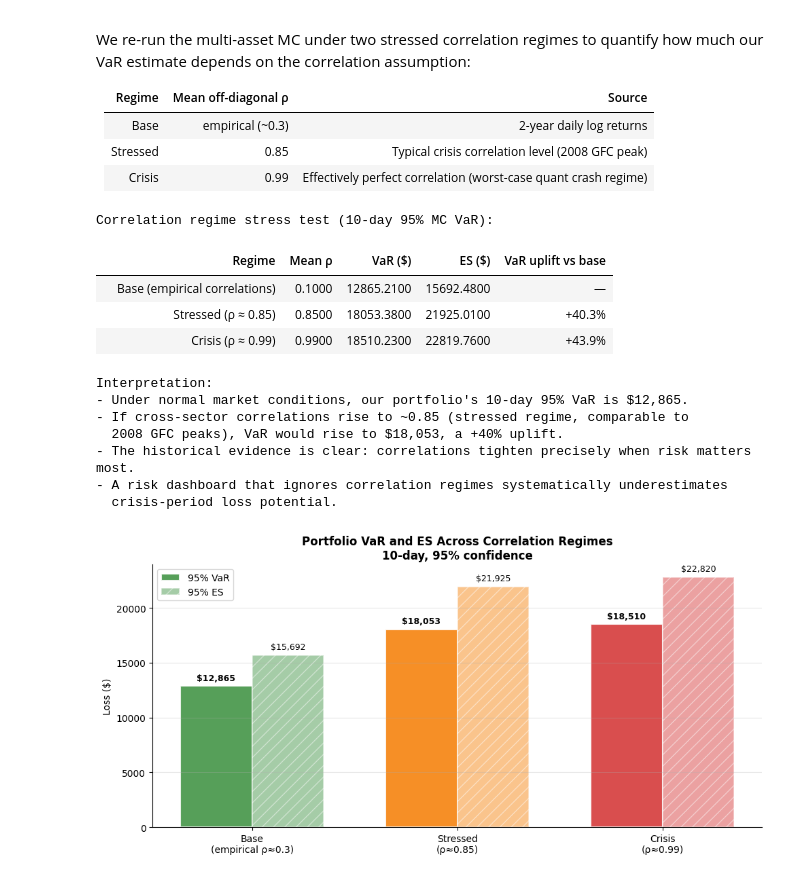
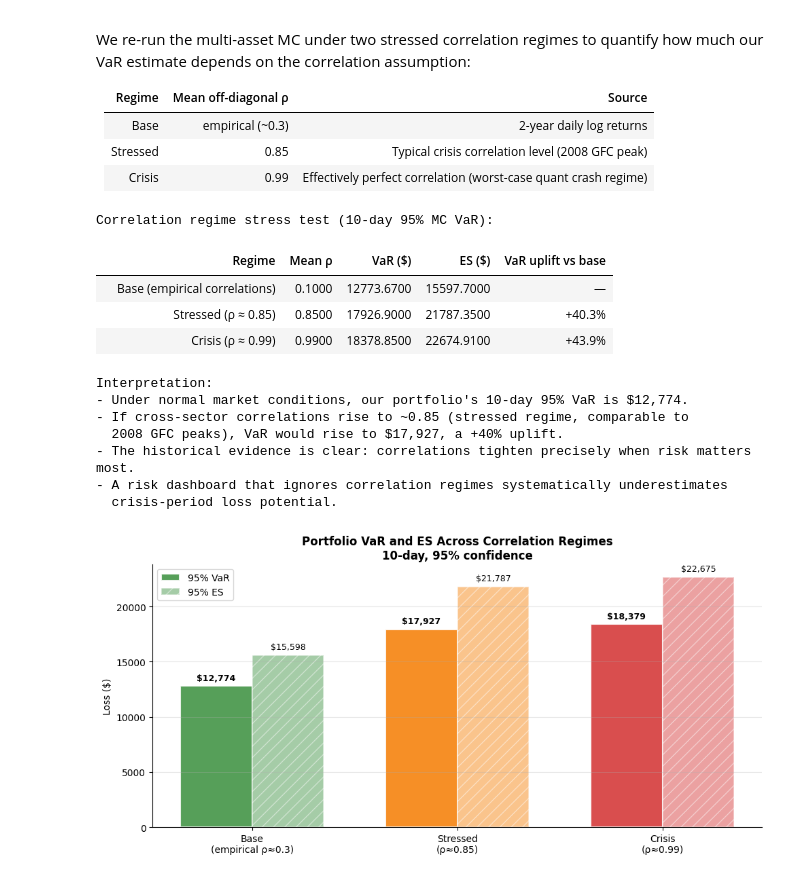
Before and after one commit to indigohill/FINM3422_A3_T7_G1_DP, a Jupyter notebook: notebooks/trading_desk_analysis.ipynb, the cells around one changed output. Saved outputs shown, nothing was run; the diff lists cells and outputs as text; code cells hidden in the pictures.

```diff
--- a/notebooks/trading_desk_analysis.ipynb
+++ b/notebooks/trading_desk_analysis.ipynb
@@ -702,11 +703,14 @@ We re-run the multi-asset MC under two stressed correlation regimes to quantify
 | Crisis | 0.99 | Effectively perfect correlation (worst-case quant crash regime) |
 # %%
 # === Stress correlation comparison ===
-
+#
 def run_mc_var_with_correlation(corr_matrix, n_sims=3_000, seed=SEED):
     """
     Run multi-asset MC VaR with a specified correlation matrix.
     Returns (var_95, es_95) for 10-day horizon.
+
+    n_sims is reduce to 3,000 because the function is called three times (base, stressed, crisis)
+    so the simulation is 9,000 paths in total.
     """
     L_mat = np.linalg.cholesky(corr_matrix)
     rng_local = np.random.default_rng(seed)
@@ -722,7 +726,7 @@ def run_mc_var_with_correlation(corr_matrix, n_sims=3_000, seed=SEED):
     sim_vals = np.array([revalue_portfolio(*terminal_spots_local[i]) for i in range(n_sims)])
     losses_local = -(sim_vals - initial_value)
     losses_sorted = np.sort(losses_local)
-    var_idx = int(0.95 * n_sims)
+    var_idx = int(np.ceil(0.95 * n_sims)) - 1
     return losses_sorted[var_idx], losses_sorted[var_idx:].mean()
 
 
@@ -744,40 +748,40 @@ crisis_var,   crisis_es   = run_mc_var_with_correlation(crisis_corr_matrix)
 # Mean off-diagonal correlation for display.
 def mean_off_diagonal(M):
     n = M.shape[0]
     return M[np.triu_indices(n, k=1)].mean()
 
 stress_df = pd.DataFrame([
     {"Regime": "Base (empirical correlations)", "Mean ρ": mean_off_diagonal(base_corr_matrix),
      "VaR ($)": mc_var, "ES ($)": mc_es, "VaR uplift vs base": "—"},
     {"Regime": "Stressed (ρ ≈ 0.85)", "Mean ρ": mean_off_diagonal(stressed_corr_matrix),
      "VaR ($)": stressed_var, "ES ($)": stressed_es,
      "VaR uplift vs base": f"{(stressed_var/mc_var - 1)*100:+.1f}%"},
     {"Regime": "Crisis (ρ ≈ 0.99)", "Mean ρ": mean_off_diagonal(crisis_corr_matrix),
      "VaR ($)": crisis_var, "ES ($)": crisis_es,
      "VaR uplift vs base": f"{(crisis_var/mc_var - 1)*100:+.1f}%"},
 ])
 stress_df.index = [""] * len(stress_df)
 print("Correlation regime stress test (10-day 95% MC VaR):")
 display(stress_df.round(2))
 
 print()
 print("Interpretation:")
 print(f"- Under normal market conditions, our portfolio's 10-day 95% VaR is ${mc_var:,.0f}.")
 print(f"- If cross-sector correlations rise to ~0.85 (stressed regime, comparable to")
 print(f"  2008 GFC peaks), VaR would rise to ${stressed_var:,.0f}, a {(stressed_var/mc_var-1)*100:+.0f}% uplift.")
 print(f"- The historical evidence is clear: correlations tighten precisely when risk matters most.")
 print(f"- A risk dashboard that ignores correlation regimes systematically underestimates")
 print(f"  crisis-period loss potential.")
 # %% [output]
 Correlation regime stress test (10-day 95% MC VaR):
 |  | Regime | Mean ρ | VaR ($) | ES ($) | VaR uplift vs base |
-|  | Base (empirical correlations) | 0.1000 | 12865.2100 | 15692.4800 | — |
-|  | Stressed (ρ ≈ 0.85) | 0.8500 | 18053.3800 | 21925.0100 | +40.3% |
-|  | Crisis (ρ ≈ 0.99) | 0.9900 | 18510.2300 | 22819.7600 | +43.9% |
+|  | Base (empirical correlations) | 0.1000 | 12773.6700 | 15597.7000 | — |
+|  | Stressed (ρ ≈ 0.85) | 0.8500 | 17926.9000 | 21787.3500 | +40.3% |
+|  | Crisis (ρ ≈ 0.99) | 0.9900 | 18378.8500 | 22674.9100 | +43.9% |
 Interpretation:
-- Under normal market conditions, our portfolio's 10-day 95% VaR is $12,865.
+- Under normal market conditions, our portfolio's 10-day 95% VaR is $12,774.
 - If cross-sector correlations rise to ~0.85 (stressed regime, comparable to
-  2008 GFC peaks), VaR would rise to $18,053, a +40% uplift.
+  2008 GFC peaks), VaR would rise to $17,927, a +40% uplift.
 - The historical evidence is clear: correlations tighten precisely when risk matters most.
 - A risk dashboard that ignores correlation regimes systematically underestimates
   crisis-period loss potential.
```
Also changed, not shown: parts of 19 cells of this notebook, 3 other files.
